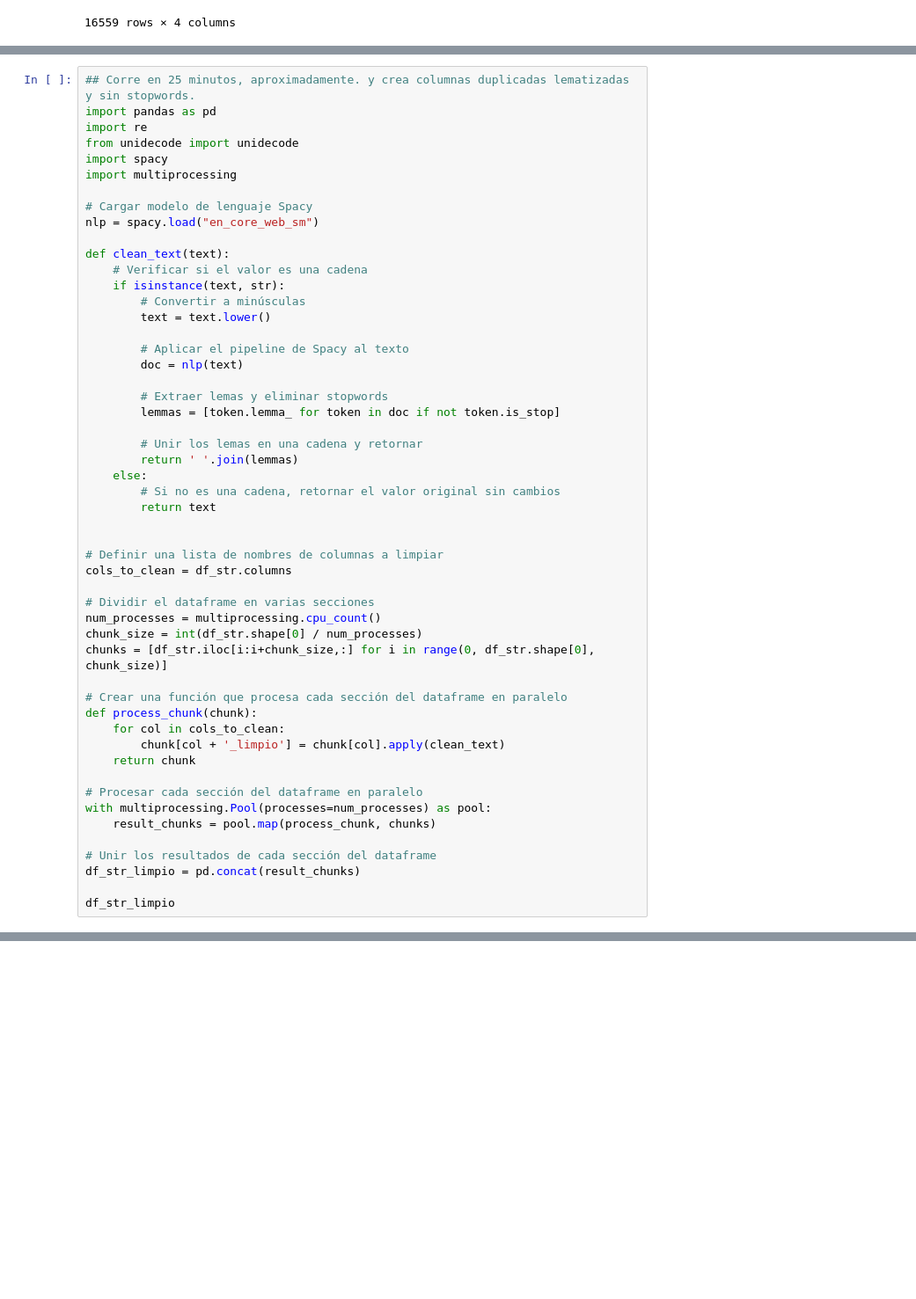
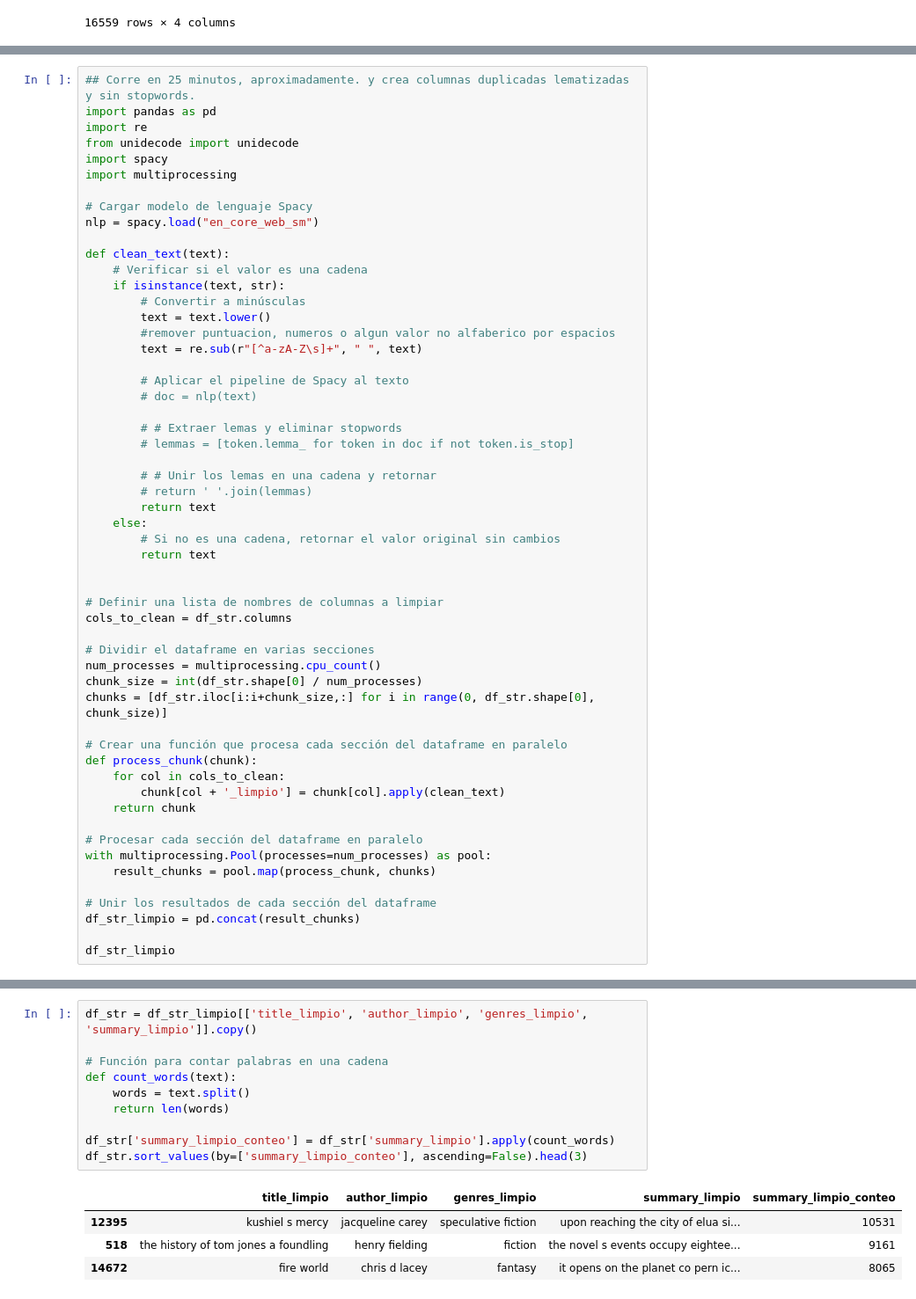
Before and after one commit to jsebastianquiroga/Topicos_analitica_NLP, a Jupyter notebook: Notebook/booksummaries.ipynb, the cells around one changed output, grey strips where cells are left out. Shown at 88% size. Drawn from its saved outputs; the diff is of its cells as text; blank space fills up the shorter version.

```diff
--- a/Notebook/booksummaries.ipynb
+++ b/Notebook/booksummaries.ipynb
@@ -334,15 +337,18 @@ def clean_text(text):
     if isinstance(text, str):
         # Convertir a minúsculas
         text = text.lower()
+        #remover puntuacion, numeros o algun valor no alfaberico por espacios
+        text = re.sub(r"[^a-zA-Z\s]+", " ", text)
 
         # Aplicar el pipeline de Spacy al texto
-        doc = nlp(text)
+        # doc = nlp(text)
 
-        # Extraer lemas y eliminar stopwords
-        lemmas = [token.lemma_ for token in doc if not token.is_stop]
+        # # Extraer lemas y eliminar stopwords
+        # lemmas = [token.lemma_ for token in doc if not token.is_stop]
 
-        # Unir los lemas en una cadena y retornar
-        return ' '.join(lemmas)
+        # # Unir los lemas en una cadena y retornar
+        # return ' '.join(lemmas)
+        return text
     else:
         # Si no es una cadena, retornar el valor original sin cambios
         return text
@@ -402,0 +393,15 @@ df_str_limpio
+# %%
+df_str = df_str_limpio[['title_limpio', 'author_limpio', 'genres_limpio', 'summary_limpio']].copy()
+
+# Función para contar palabras en una cadena
+def count_words(text):
+    words = text.split()
+    return len(words)
+
+df_str['summary_limpio_conteo'] = df_str['summary_limpio'].apply(count_words)
+df_str.sort_values(by=['summary_limpio_conteo'], ascending=False).head(3)
+# %% [output]
+|  | title_limpio | author_limpio | genres_limpio | summary_limpio | summary_limpio_conteo |
+| 12395 | kushiel s mercy | jacqueline carey | speculative fiction | upon reaching the city of elua si... | 10531 |
+| 518 | the history of tom jones a foundling | henry fielding | fiction | the novel s events occupy eightee... | 9161 |
+| 14672 | fire world | chris d lacey | fantasy | it opens on the planet co pern ic... | 8065 |
```
Also changed, not shown: parts of 13 cells of this notebook.
